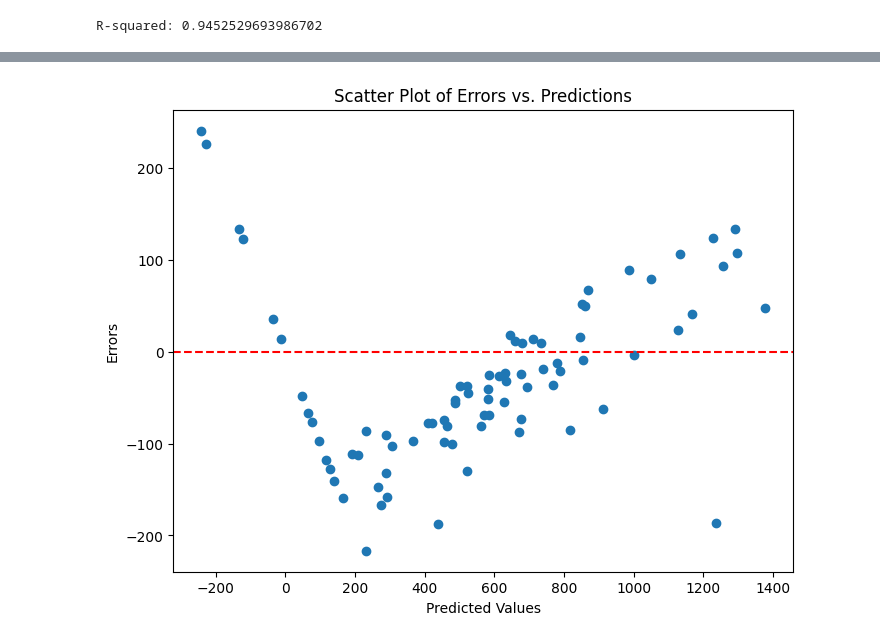
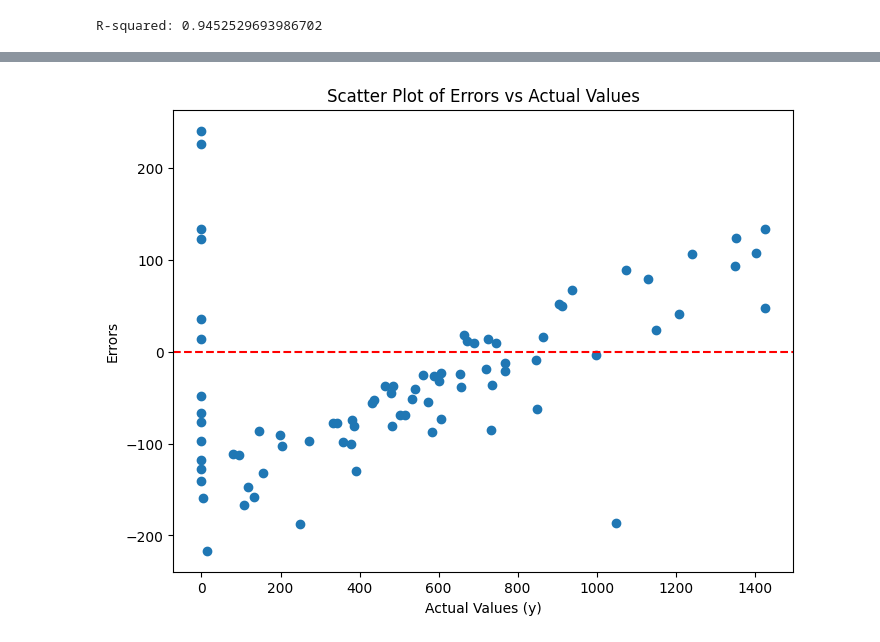
Before and after one commit to pritkudale/ML-for-Teachers, a Jupyter notebook: Linear Regression/Linear_regression_using_stats_model.ipynb, the cells around one changed output, grey strips where cells are left out. Saved outputs shown, nothing was run; the diff lists cells and outputs as text; code cells hidden in the pictures.

```diff
--- a/Linear Regression/Linear_regression_using_stats_model.ipynb
+++ b/Linear Regression/Linear_regression_using_stats_model.ipynb
@@ -430,13 +412,16 @@ This will become an error in seaborn v0.14.0; please update your code.
 # %%
-# prompt: generate scatter plot for error vs prediction
+# prompt: plot scatter plot for error vs y
 
-errors = y_test - y_pred
+# Assuming 'y_test' and 'y_pred' are defined from your previous code
+error = y_test - y_pred
+
+# Create the scatter plot
 plt.figure(figsize=(8, 6))
-plt.scatter(y_pred, errors)
-plt.xlabel("Predicted Values")
+plt.scatter(y_test, error)
+plt.axhline(y=0, color='r', linestyle='--')  # Add a horizontal line at y=0
+plt.xlabel("Actual Values (y)")
 plt.ylabel("Errors")
-plt.title("Scatter Plot of Errors vs. Predictions")
-plt.axhline(y=0, color='r', linestyle='--') # Add a horizontal line at y=0
+plt.title("Scatter Plot of Errors vs Actual Values")
 plt.show()
 # %% [output]
-[figure, old version]
+[figure, new version]
```
Also changed, not shown: parts of 3 cells of this notebook.
